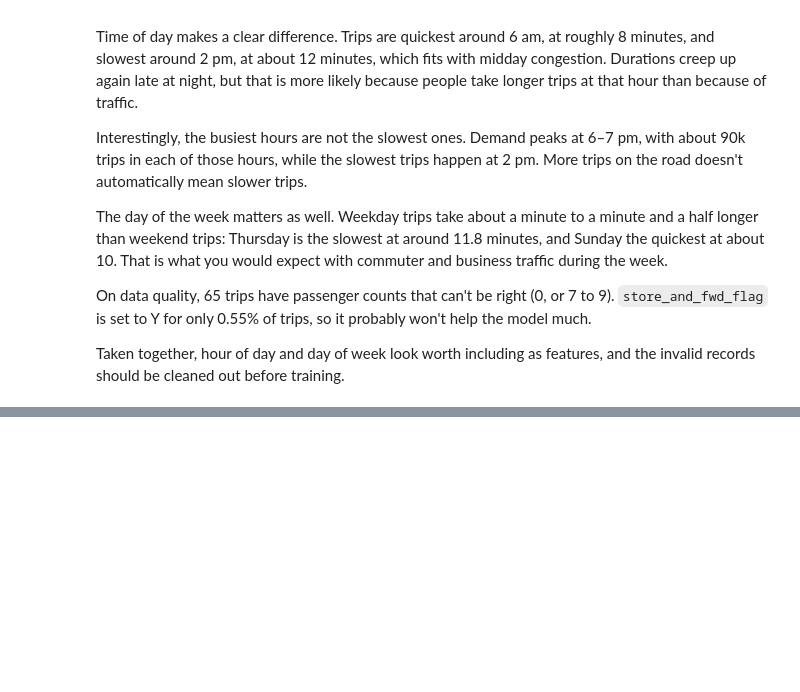
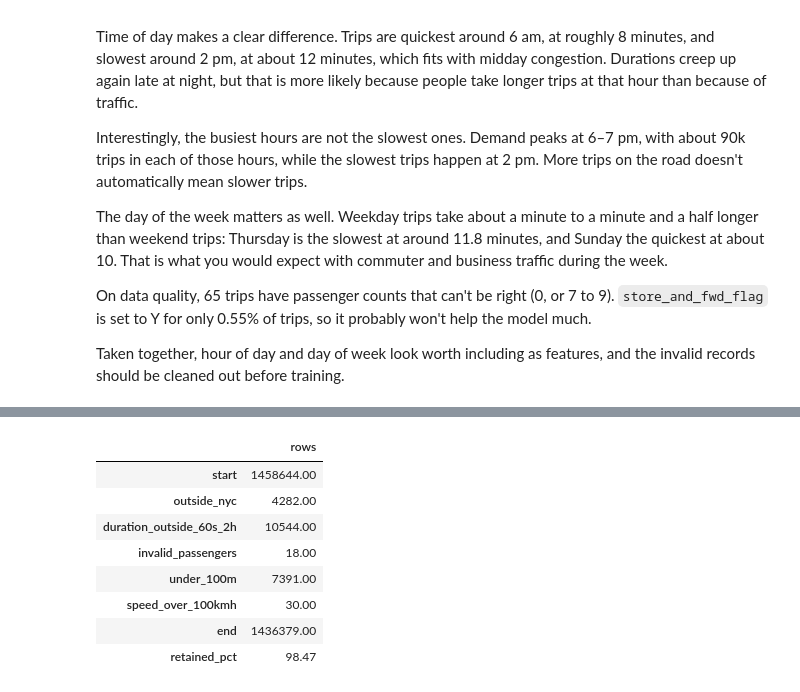
Before and after one commit to techirum/nyc-taxi-trip-duration-ml, a Jupyter notebook: notebooks/01_EDA_Preprocessing.ipynb, the cells around one changed output, grey strips where cells are left out. Cells and saved outputs as stored; diff of their text form; code cells hidden in the pictures; blank space fills up the shorter version.

Commit message:
feat: clean data with 5 rules and audit table (98.5% of trips retained)

```diff
--- a/notebooks/01_EDA_Preprocessing.ipynb
+++ b/notebooks/01_EDA_Preprocessing.ipynb
@@ -176,0 +190,51 @@ cleaned out before training.
+# %%
+def haversine_km(lat1, lon1, lat2, lon2):
+    # Great-circle distance between two points on the Earth (in km)
+    R = 6371.0
+    lat1, lon1, lat2, lon2 = map(np.radians, [lat1, lon1, lat2, lon2])
+    a = np.sin((lat2 - lat1) / 2) ** 2 + np.cos(lat1) * np.cos(lat2) * np.sin((lon2 - lon1) / 2) ** 2
+    return 2 * R * np.arcsin(np.sqrt(a))
+
+def clean(data):
+    audit = {"start": len(data)}
+
+    # Rule 1: both pickup and dropoff inside the NYC box
+    lat_ok = lambda c: data[c].between(40.57, 40.92)
+    lon_ok = lambda c: data[c].between(-74.15, -73.70)
+    keep = lat_ok("pickup_latitude") & lat_ok("dropoff_latitude") & lon_ok("pickup_longitude") & lon_ok("dropoff_longitude")
+    audit["outside_nyc"] = int((~keep).sum()); data = data[keep]
+
+    # Rule 2: duration between 1 minute and 2 hours
+    keep = data["trip_duration"].between(60, 7200)
+    audit["duration_outside_60s_2h"] = int((~keep).sum()); data = data[keep]
+
+    # Rule 3: 1 to 6 passengers
+    keep = data["passenger_count"].between(1, 6)
+    audit["invalid_passengers"] = int((~keep).sum()); data = data[keep]
+
+    # Rule 4: moved at least 100 metres
+    dist = haversine_km(data["pickup_latitude"], data["pickup_longitude"], data["dropoff_latitude"], data["dropoff_longitude"])
+    keep = dist >= 0.1
+    audit["under_100m"] = int((~keep).sum()); data, dist = data[keep], dist[keep]
+
+    # Rule 5: average speed no more than 100 km/h
+    speed = dist / (data["trip_duration"] / 3600)
+    keep = speed <= 100
+    audit["speed_over_100kmh"] = int((~keep).sum()); data = data[keep]
+
+    audit["end"] = len(data)
+    audit["retained_pct"] = round(100 * audit["end"] / audit["start"], 2)
+    return data.copy(), audit
+
+df_clean, audit = clean(df)
+pd.Series(audit, name="rows").to_frame()
+# %% [output]
+|  | rows |
+| start | 1458644.00 |
+| outside_nyc | 4282.00 |
+| duration_outside_60s_2h | 10544.00 |
+| invalid_passengers | 18.00 |
+| under_100m | 7391.00 |
+| speed_over_100kmh | 30.00 |
+| end | 1436379.00 |
+| retained_pct | 98.47 |
```
Also changed, not shown: parts of 1 cell of this notebook.
